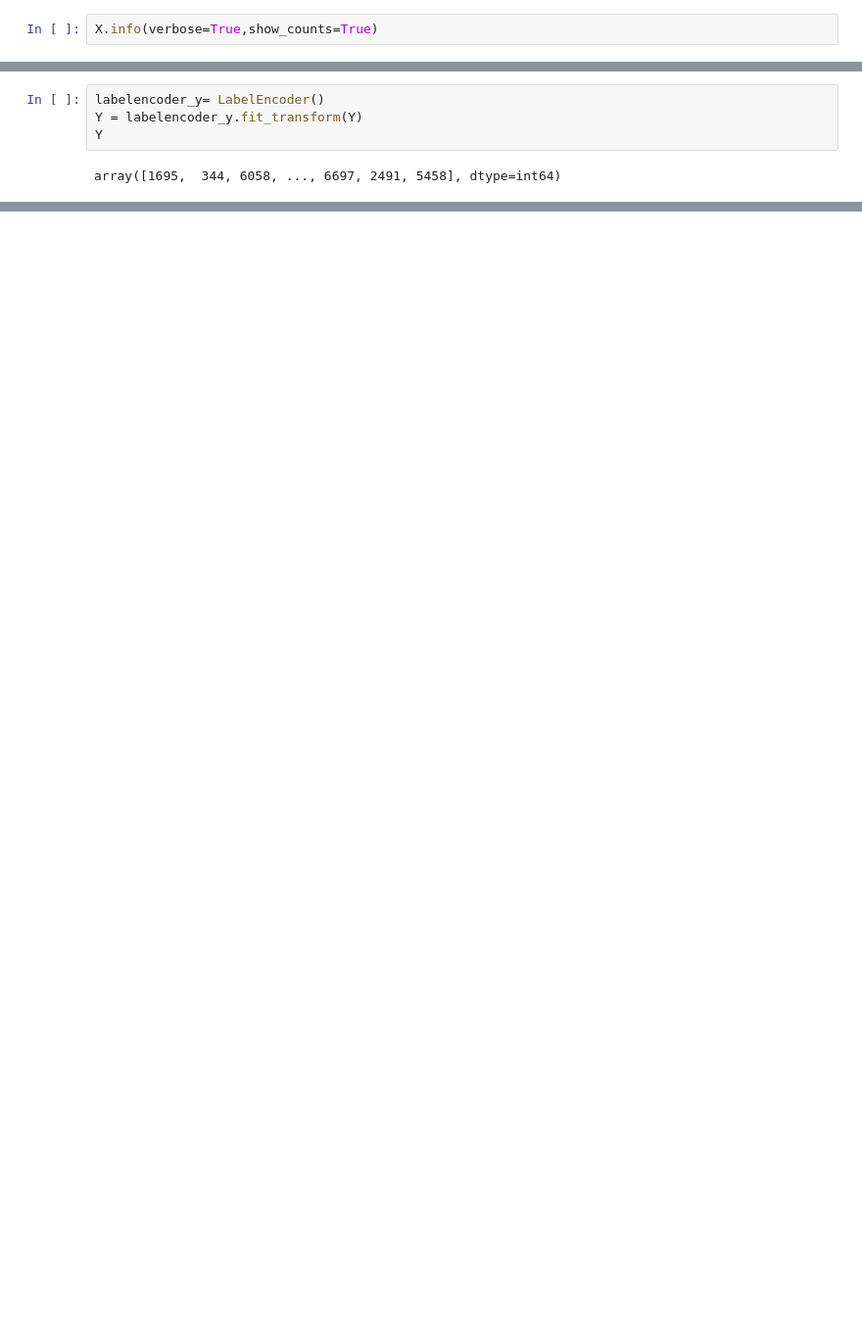
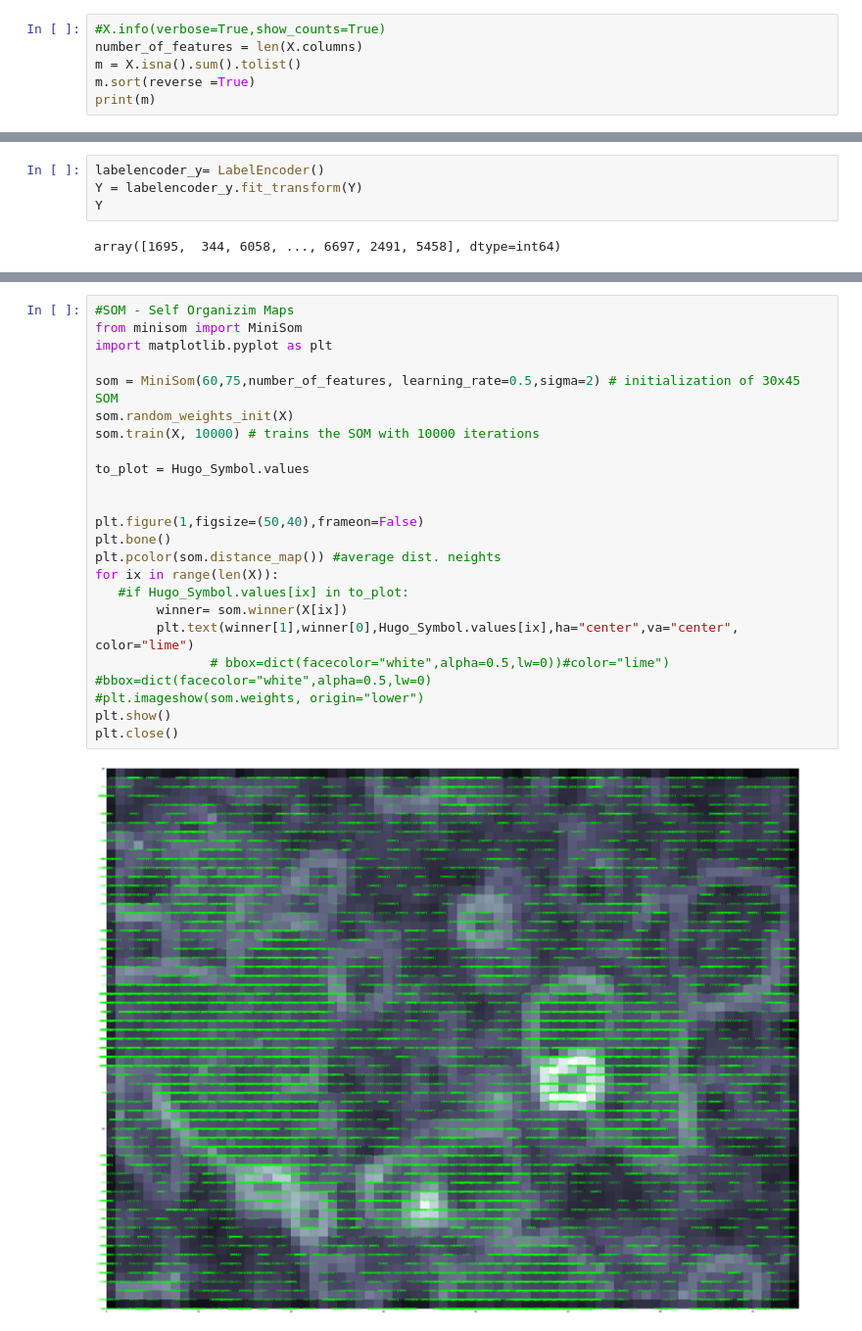
Before and after one commit to mal-m96/final-thesis, a Jupyter notebook: Code/Primary_Code.ipynb, the cells around one changed output, grey strips where cells are left out. Shown at 98% size. Drawn from its saved outputs; the diff is of its cells as text; blank space fills up the shorter version.

```diff
--- a/Code/Primary_Code.ipynb
+++ b/Code/Primary_Code.ipynb
@@ -140,4 +140,8 @@ X
 10449 rows × 81 columns
 # %%
-X.info(verbose=True,show_counts=True)
+#X.info(verbose=True,show_counts=True)
+number_of_features = len(X.columns)
+m = X.isna().sum().tolist()
+m.sort(reverse =True)
+print(m)
 # %% [output]
@@ -203,0 +266,26 @@ array([[ 0.        ,  0.        , -0.51498828, ..., -0.58229712,
+# %%
+#SOM - Self Organizim Maps
+from minisom import MiniSom
+import matplotlib.pyplot as plt
+
+som = MiniSom(60,75,number_of_features, learning_rate=0.5,sigma=2) # initialization of 30x45 SOM
+som.random_weights_init(X)
+som.train(X, 10000) # trains the SOM with 10000 iterations
+
+to_plot = Hugo_Symbol.values
+
+
+plt.figure(1,figsize=(50,40),frameon=False)
+plt.bone()
+plt.pcolor(som.distance_map()) #average dist. neights
+for ix in range(len(X)):
+   #if Hugo_Symbol.values[ix] in to_plot:
+        winner= som.winner(X[ix])
+        plt.text(winner[1],winner[0],Hugo_Symbol.values[ix],ha="center",va="center", color="lime")
+               # bbox=dict(facecolor="white",alpha=0.5,lw=0))#color="lime")
+#bbox=dict(facecolor="white",alpha=0.5,lw=0)
+#plt.imageshow(som.weights, origin="lower")
+plt.show()
+plt.close()
+# %% [output]
+[figure, added]
```
Also changed, not shown: parts of 22 cells of this notebook.
